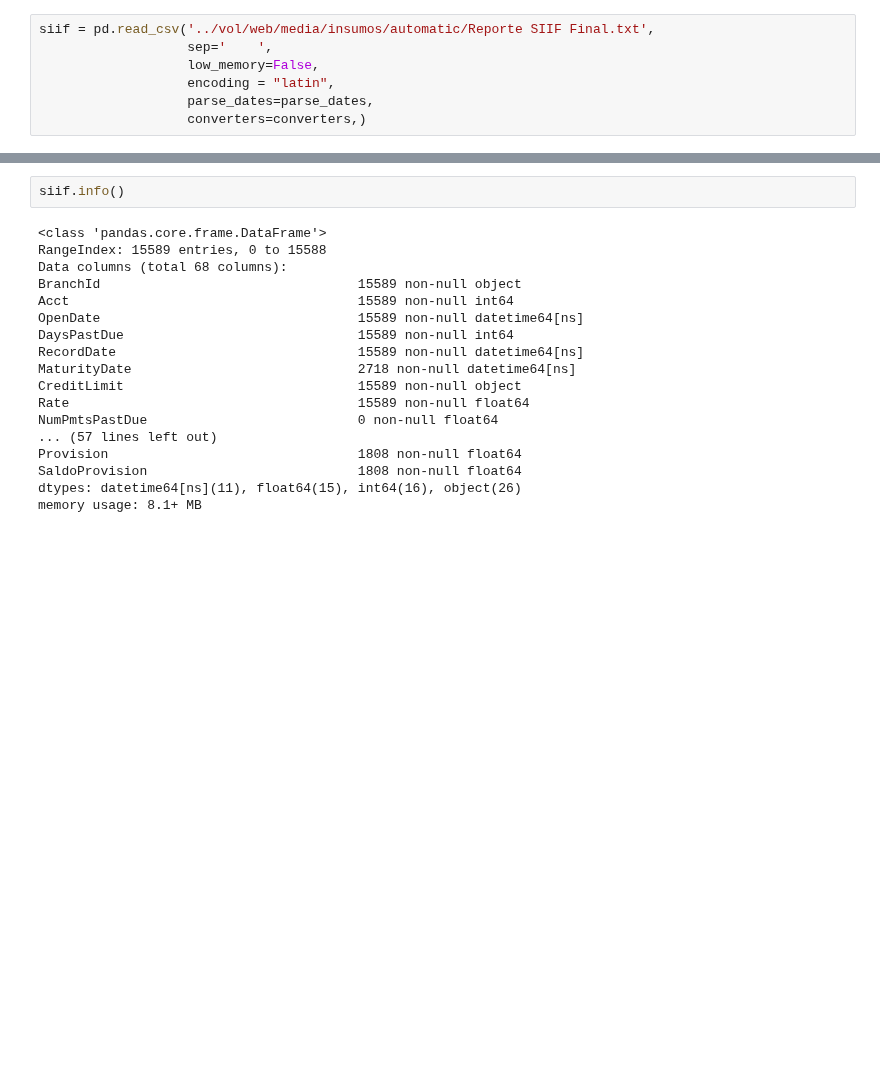
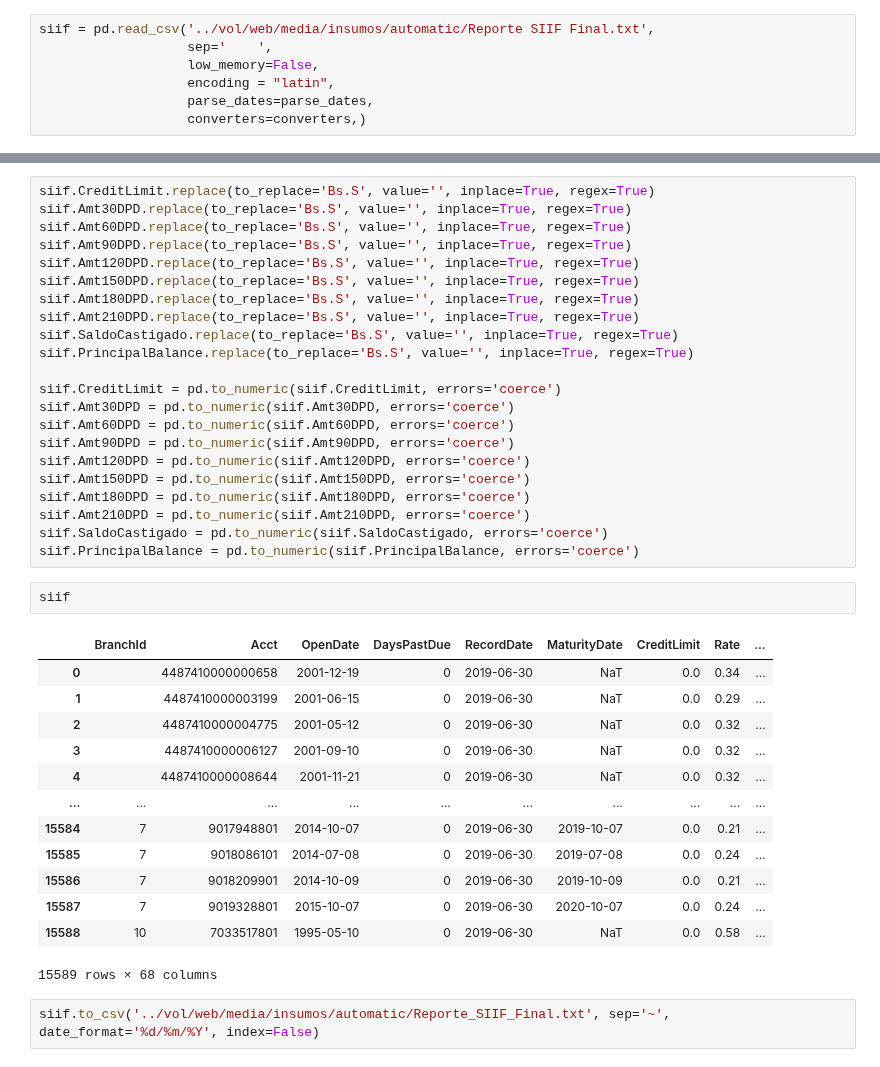
Before and after one commit to BAXTOR95/at-lrr, a Jupyter notebook: backend/app/jupyter_notebooks/SIIF.ipynb, the cells around one changed output, grey strips where cells are left out. Saved outputs shown, nothing was run; the diff lists cells and outputs as text; blank space fills up the shorter version.

```diff
--- a/backend/app/jupyter_notebooks/SIIF.ipynb
+++ b/backend/app/jupyter_notebooks/SIIF.ipynb
@@ -47,21 +47,41 @@ siif
 15589 rows × 68 columns
+# %%
+siif.CreditLimit.replace(to_replace='Bs.S', value='', inplace=True, regex=True)
+siif.Amt30DPD.replace(to_replace='Bs.S', value='', inplace=True, regex=True)
+siif.Amt60DPD.replace(to_replace='Bs.S', value='', inplace=True, regex=True)
+siif.Amt90DPD.replace(to_replace='Bs.S', value='', inplace=True, regex=True)
+siif.Amt120DPD.replace(to_replace='Bs.S', value='', inplace=True, regex=True)
+siif.Amt150DPD.replace(to_replace='Bs.S', value='', inplace=True, regex=True)
+siif.Amt180DPD.replace(to_replace='Bs.S', value='', inplace=True, regex=True)
+siif.Amt210DPD.replace(to_replace='Bs.S', value='', inplace=True, regex=True)
+siif.SaldoCastigado.replace(to_replace='Bs.S', value='', inplace=True, regex=True)
+siif.PrincipalBalance.replace(to_replace='Bs.S', value='', inplace=True, regex=True)
+
+siif.CreditLimit = pd.to_numeric(siif.CreditLimit, errors='coerce')
+siif.Amt30DPD = pd.to_numeric(siif.Amt30DPD, errors='coerce')
+siif.Amt60DPD = pd.to_numeric(siif.Amt60DPD, errors='coerce')
+siif.Amt90DPD = pd.to_numeric(siif.Amt90DPD, errors='coerce')
+siif.Amt120DPD = pd.to_numeric(siif.Amt120DPD, errors='coerce')
+siif.Amt150DPD = pd.to_numeric(siif.Amt150DPD, errors='coerce')
+siif.Amt180DPD = pd.to_numeric(siif.Amt180DPD, errors='coerce')
+siif.Amt210DPD = pd.to_numeric(siif.Amt210DPD, errors='coerce')
+siif.SaldoCastigado = pd.to_numeric(siif.SaldoCastigado, errors='coerce')
+siif.PrincipalBalance = pd.to_numeric(siif.PrincipalBalance, errors='coerce')
 # %%
-siif.info()
+siif
 # %% [output]
+|  | BranchId | Acct | OpenDate | DaysPastDue | RecordDate | MaturityDate | CreditLimit | Rate | ... |
+| 0 |  | 4487410000000658 | 2001-12-19 | 0 | 2019-06-30 | NaT | 0.0 | 0.34 | ... |
+| 1 |  | 4487410000003199 | 2001-06-15 | 0 | 2019-06-30 | NaT | 0.0 | 0.29 | ... |
+| 2 |  | 4487410000004775 | 2001-05-12 | 0 | 2019-06-30 | NaT | 0.0 | 0.32 | ... |
+| 3 |  | 4487410000006127 | 2001-09-10 | 0 | 2019-06-30 | NaT | 0.0 | 0.32 | ... |
+| 4 |  | 4487410000008644 | 2001-11-21 | 0 | 2019-06-30 | NaT | 0.0 | 0.32 | ... |
+| ... | ... | ... | ... | ... | ... | ... | ... | ... | ... |
+| 15584 | 7 | 9017948801 | 2014-10-07 | 0 | 2019-06-30 | 2019-10-07 | 0.0 | 0.21 | ... |
+| 15585 | 7 | 9018086101 | 2014-07-08 | 0 | 2019-06-30 | 2019-07-08 | 0.0 | 0.24 | ... |
+| 15586 | 7 | 9018209901 | 2014-10-09 | 0 | 2019-06-30 | 2019-10-09 | 0.0 | 0.21 | ... |
+| 15587 | 7 | 9019328801 | 2015-10-07 | 0 | 2019-06-30 | 2020-10-07 | 0.0 | 0.24 | ... |
+| 15588 | 10 | 7033517801 | 1995-05-10 | 0 | 2019-06-30 | NaT | 0.0 | 0.58 | ... |
-<class 'pandas.core.frame.DataFrame'>
-RangeIndex: 15589 entries, 0 to 15588
-Data columns (total 68 columns):
-BranchId                                 15589 non-null object
-Acct                                     15589 non-null int64
-OpenDate                                 15589 non-null datetime64[ns]
-DaysPastDue                              15589 non-null int64
-RecordDate                               15589 non-null datetime64[ns]
-MaturityDate                             2718 non-null datetime64[ns]
-CreditLimit                              15589 non-null object
-Rate                                     15589 non-null float64
-NumPmtsPastDue                           0 non-null float64
-... (57 lines left out)
-Provision                                1808 non-null float64
-SaldoProvision                           1808 non-null float64
-dtypes: datetime64[ns](11), float64(15), int64(16), object(26)
-memory usage: 8.1+ MB
+15589 rows × 68 columns
+# %%
+siif.to_csv('../vol/web/media/insumos/automatic/Reporte_SIIF_Final.txt', sep='~', date_format='%d/%m/%Y', index=False)
```
Also changed, not shown: parts of 1 cell of this notebook, 1 other file.
